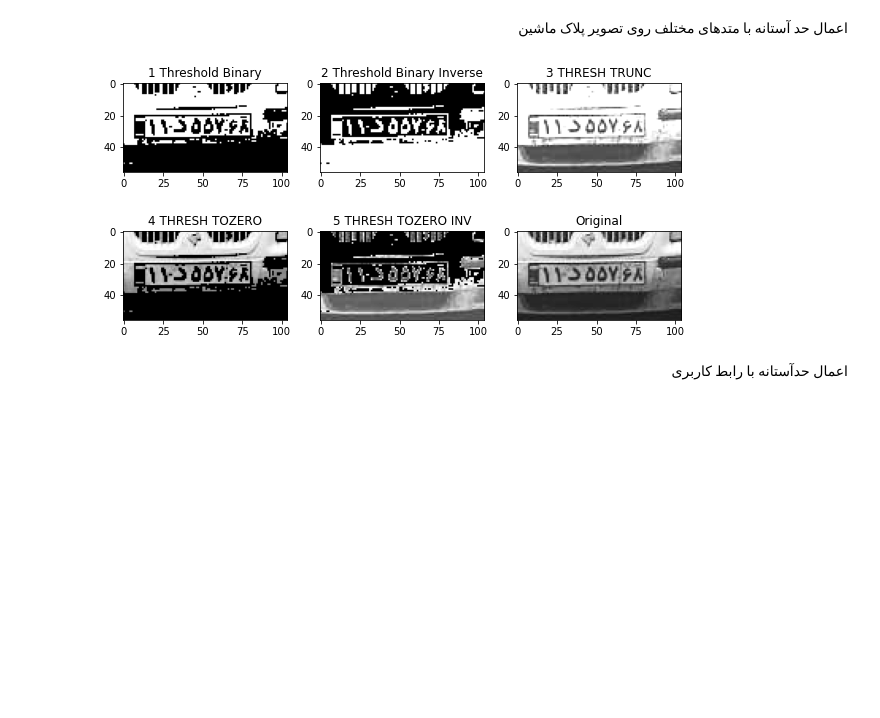
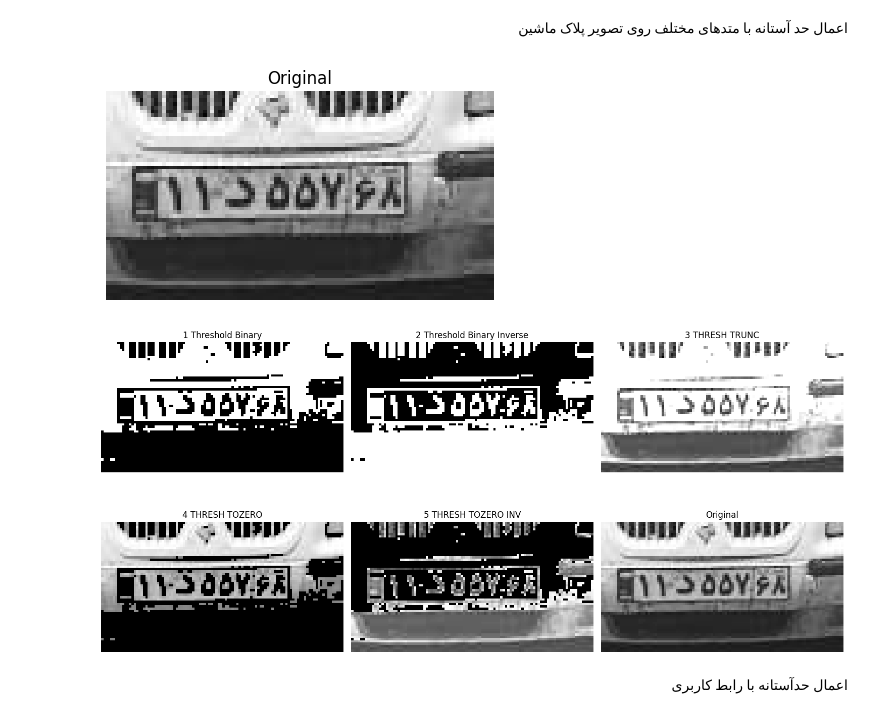
Before and after one commit to mahdieslaminet/Machine_Vision_Colab_Based, a Jupyter notebook: 19-Thresholding-and-binarization.ipynb, the cells around one changed output. Drawn from its saved outputs; the diff is of its cells as text; code cells hidden in the pictures; blank space fills up the shorter version.

```diff
--- a/19-Thresholding-and-binarization.ipynb
+++ b/19-Thresholding-and-binarization.ipynb
@@ -128,36 +131,41 @@ plt.subplot(236);plt.imshow(image, cmap='gray');plt.title("Original");
 # %%
 import cv2
 import numpy as np
 import matplotlib.pyplot as plt
 
 # Load our image as greyscale
-image = cv2.imread('images/plate.jpg',0)
-cv2.imshow('Original', image)
+image_path = '/content/drive/My Drive/images/plate.jpg'
 
-# Values below 127 goes to 0 (black, everything above goes to 255 (white)
-ret1,thresh1 = cv2.threshold(image, 127, 255, cv2.THRESH_BINARY)
+# Load image in grayscale
+image = cv2.imread(image_path, 0)
 
-# Values below 127 go to 255 and values above 127 go to 0 (reverse of above)
-ret2,thresh2 = cv2.threshold(image, 127, 255, cv2.THRESH_BINARY_INV)
+# نمایش تصویر اصلی با matplotlib
+plt.figure(figsize=(5,5))
+plt.imshow(image, cmap='gray')
+plt.title('Original')
+plt.axis('off')
+plt.show()
 
-# Values above 127 are truncated (held) at 127 (the 255 argument is unused)
-ret3,thresh3 = cv2.threshold(image, 127, 255, cv2.THRESH_TRUNC)
+# Thresholding operations
+ret1, thresh1 = cv2.threshold(image, 127, 255, cv2.THRESH_BINARY)
+ret2, thresh2 = cv2.threshold(image, 127, 255, cv2.THRESH_BINARY_INV)
+ret3, thresh3 = cv2.threshold(image, 127, 255, cv2.THRESH_TRUNC)
+ret4, thresh4 = cv2.threshold(image, 127, 255, cv2.THRESH_TOZERO)
+ret5, thresh5 = cv2.threshold(image, 127, 255, cv2.THRESH_TOZERO_INV)
 
-# Values below 127 go to 0, above 127 are unchanged
-ret4,thresh4 = cv2.threshold(image, 127, 255, cv2.THRESH_TOZERO)
-
-# Resever of above, below 127 is unchanged, above 127 goes to 0
-ret5,thresh5 = cv2.threshold(image, 127, 255, cv2.THRESH_TOZERO_INV)
-
-plt.figure(figsize=[10,5])
-plt.subplot(231);plt.imshow(thresh1, cmap='gray');plt.title("1 Threshold Binary");
-plt.subplot(232);plt.imshow(thresh2, cmap='gray');plt.title("2 Threshold Binary Inverse");
-plt.subplot(233);plt.imshow(thresh3, cmap='gray');plt.title("3 THRESH TRUNC");
-plt.subplot(234);plt.imshow(thresh4, cmap='gray');plt.title("4 THRESH TOZERO");
-plt.subplot(235);plt.imshow(thresh5, cmap='gray');plt.title("5 THRESH TOZERO INV");
-plt.subplot(236);plt.imshow(image, cmap='gray');plt.title("Original");
+# نمایش تصاویر Threshold شده
+plt.figure(figsize=(15,8))
+plt.subplot(231); plt.imshow(thresh1, cmap='gray'); plt.title("1 Threshold Binary"); plt.axis('off')
+plt.subplot(232); plt.imshow(thresh2, cmap='gray'); plt.title("2 Threshold Binary Inverse"); plt.axis('off')
+plt.subplot(233); plt.imshow(thresh3, cmap='gray'); plt.title("3 THRESH TRUNC"); plt.axis('off')
+plt.subplot(234); plt.imshow(thresh4, cmap='gray'); plt.title("4 THRESH TOZERO"); plt.axis('off')
+plt.subplot(235); plt.imshow(thresh5, cmap='gray'); plt.title("5 THRESH TOZERO INV"); plt.axis('off')
+plt.subplot(236); plt.imshow(image, cmap='gray'); plt.title("Original"); plt.axis('off')
+plt.tight_layout()
+plt.show()
 # %% [output]
-[figure, old version]
+[figure, new version]
+[figure, added]
 # %% [markdown]
 <div style="direction:rtl;text-align:right;font-family:Tahoma">
 اعمال حدآستانه با رابط کاربری</div>
```
Also changed, not shown: parts of 5 cells of this notebook.
